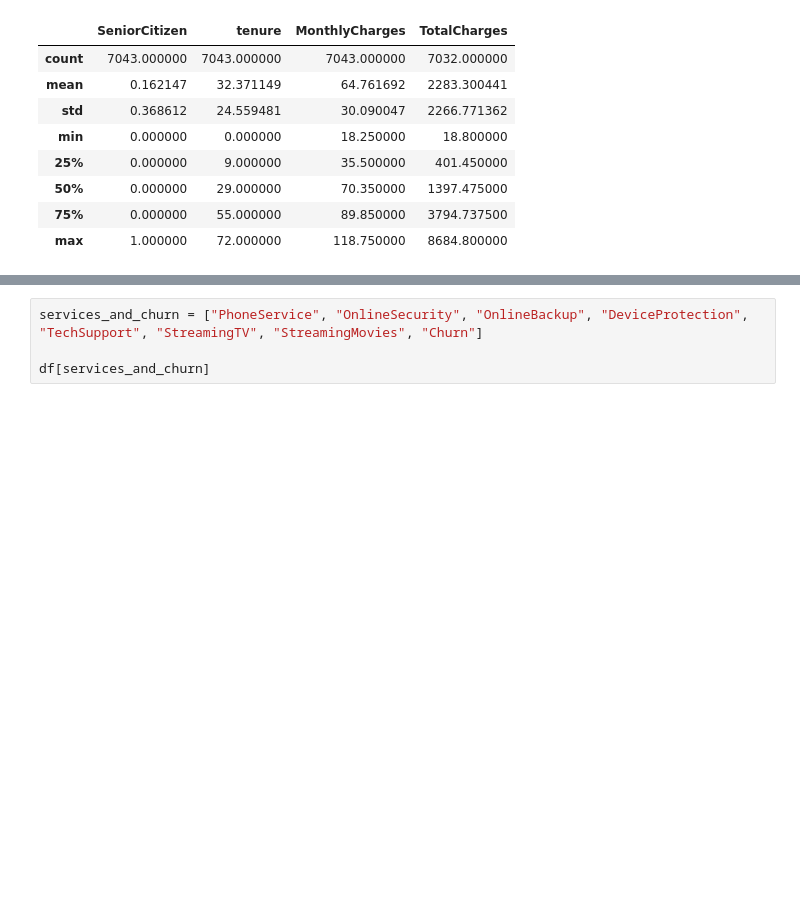
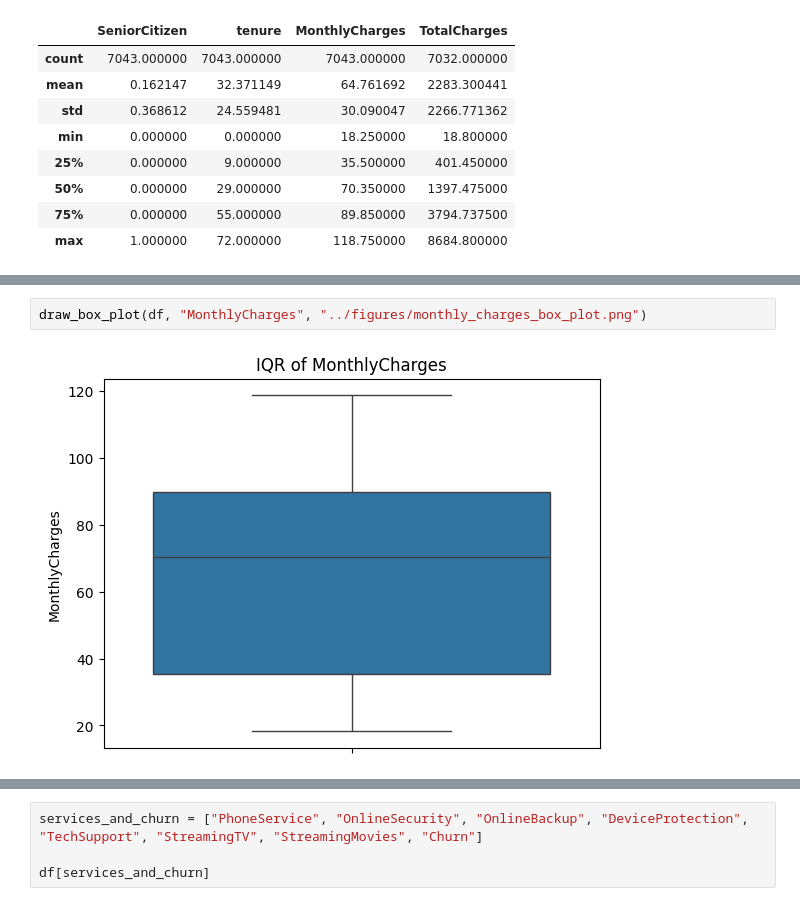
Before and after one commit to yushi2006/Telco-Churn-Broadcasting, a Jupyter notebook: notebooks/EDA.ipynb, the cells around one changed output, grey strips where cells are left out. Drawn from its saved outputs; the diff is of its cells as text; blank space fills up the shorter version.

```diff
--- a/notebooks/EDA.ipynb
+++ b/notebooks/EDA.ipynb
@@ -124,0 +81,4 @@ plt.show()
+# %%
+draw_box_plot(df, "MonthlyCharges", "../figures/monthly_charges_box_plot.png")
+# %% [output]
+[figure, added]
```
Also changed, not shown: parts of 25 cells of this notebook, 10 other files.
